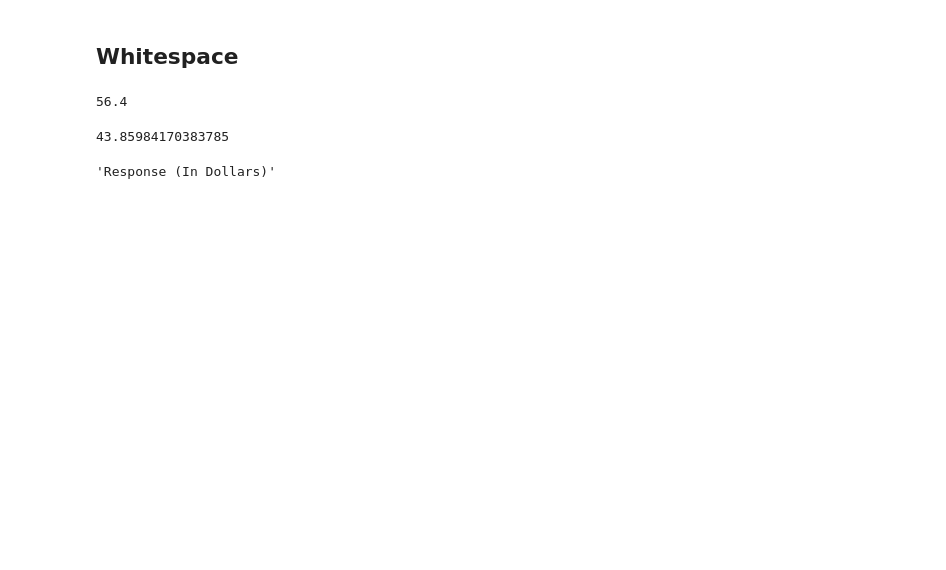
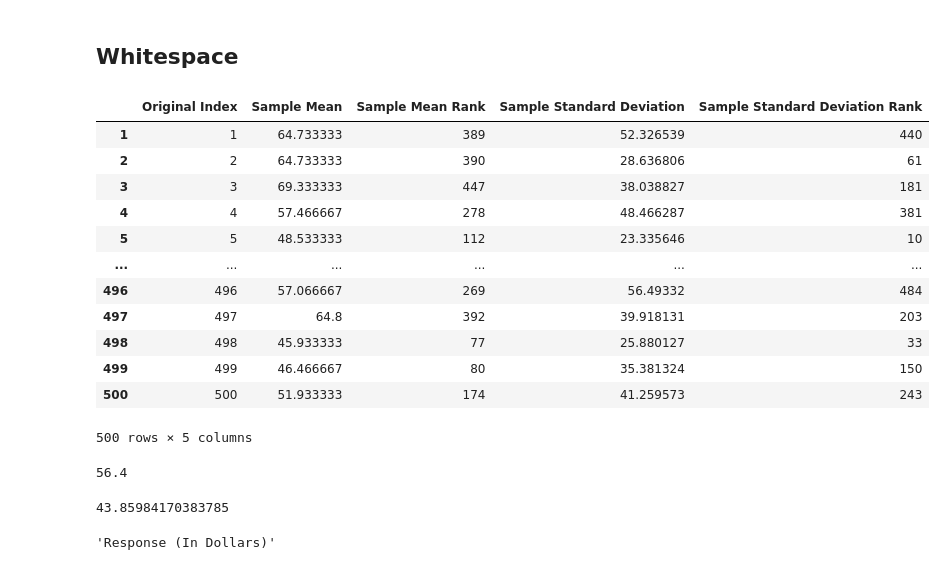
Before and after one commit to Goodfeelings/spring-2024-comp-intensive-stats-projects-02, a Jupyter notebook: Notebooks/project-02.ipynb, the cells around one changed output. Saved outputs shown, nothing was run; the diff lists cells and outputs as text; code cells hidden in the pictures; blank space fills up the shorter version.

```diff
--- a/Notebooks/project-02.ipynb
+++ b/Notebooks/project-02.ipynb
@@ -28,0 +68,17 @@ original_data_std_dev = df_original_data.std()['Response (In Dollars)']
+# %%
+# Create our dataframe
+df_parameter_estimates_percentile = pd.DataFrame(index=range(1, number_of_bootstrap_samples + 1), columns=['Original Index', 'Sample Mean', 'Sample Mean Rank', 'Sample Standard Deviation', 'Sample Standard Deviation Rank'])
+# %%
+# Populate the DataFrame with the parameter values.
+for i in range(1, number_of_bootstrap_samples + 1):
+    # Get the i-th bootstrap sample from our bootstrap samples dataframe.
+    bootstrap_sample = df_bootstrap_samples[f'Bootstrap Sample {i}']
+
+    # Calculate the sample parameters.
+    sample_mean = bootstrap_sample.mean()
+    sample_standard_deviation = bootstrap_sample.std()
+
+    # Populate DataFrame
+    df_parameter_estimates_percentile.loc[i, 'Original Index'] = i
+    df_parameter_estimates_percentile.loc[i, 'Sample Mean'] = sample_mean
+    df_parameter_estimates_percentile.loc[i, 'Sample Standard Deviation'] = sample_standard_deviation
@@ -28,0 +87,10 @@ original_data_std_dev = df_original_data.std()['Response (In Dollars)']
+# %%
+# Rank order the sample means
+df_parameter_estimates_percentile.sort_values(by='Sample Mean', inplace=True)
+df_parameter_estimates_percentile['Sample Mean Rank'] = range(1, number_of_bootstrap_samples + 1)
+df_parameter_estimates_percentile.sort_values(by='Original Index', inplace=True)
+# %%
+# Rank order the sample standard deviations
+df_parameter_estimates_percentile.sort_values(by='Sample Standard Deviation', inplace=True)
+df_parameter_estimates_percentile['Sample Standard Deviation Rank'] = range(1, number_of_bootstrap_samples + 1)
+df_parameter_estimates_percentile.sort_values(by='Original Index', inplace=True)
@@ -29,5 +171,21 @@ original_data_std_dev = df_original_data.std()['Response (In Dollars)']
 # %% [markdown]
 ## Whitespace
+# %%
+df_parameter_estimates_percentile
+# %% [output]
+|  | Original Index | Sample Mean | Sample Mean Rank | Sample Standard Deviation | Sample Standard Deviation Rank |
+| 1 | 1 | 64.733333 | 389 | 52.326539 | 440 |
+| 2 | 2 | 64.733333 | 390 | 28.636806 | 61 |
+| 3 | 3 | 69.333333 | 447 | 38.038827 | 181 |
+| 4 | 4 | 57.466667 | 278 | 48.466287 | 381 |
+| 5 | 5 | 48.533333 | 112 | 23.335646 | 10 |
+| ... | ... | ... | ... | ... | ... |
+| 496 | 496 | 57.066667 | 269 | 56.49332 | 484 |
+| 497 | 497 | 64.8 | 392 | 39.918131 | 203 |
+| 498 | 498 | 45.933333 | 77 | 25.880127 | 33 |
+| 499 | 499 | 46.466667 | 80 | 35.381324 | 150 |
+| 500 | 500 | 51.933333 | 174 | 41.259573 | 243 |
+500 rows × 5 columns
 # %%
 original_data_mean
 # %% [output]
```
Also changed, not shown: parts of 17 cells of this notebook, 2 other files.
